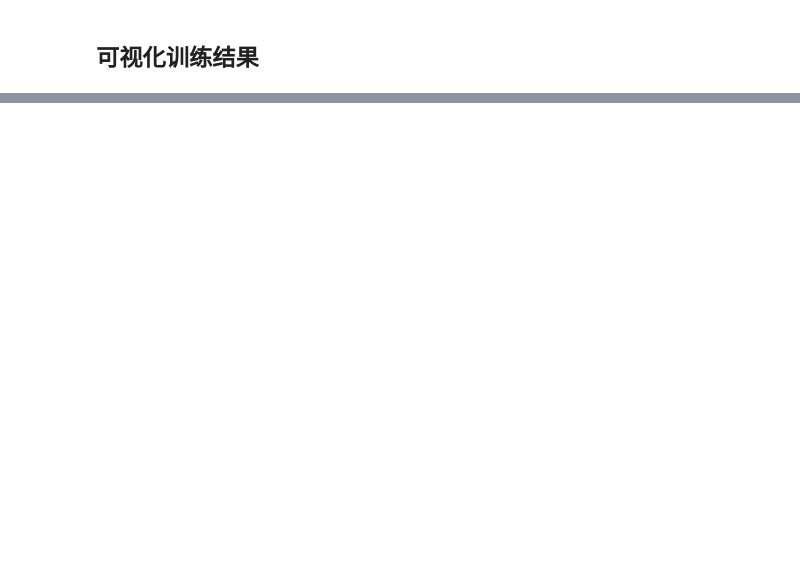
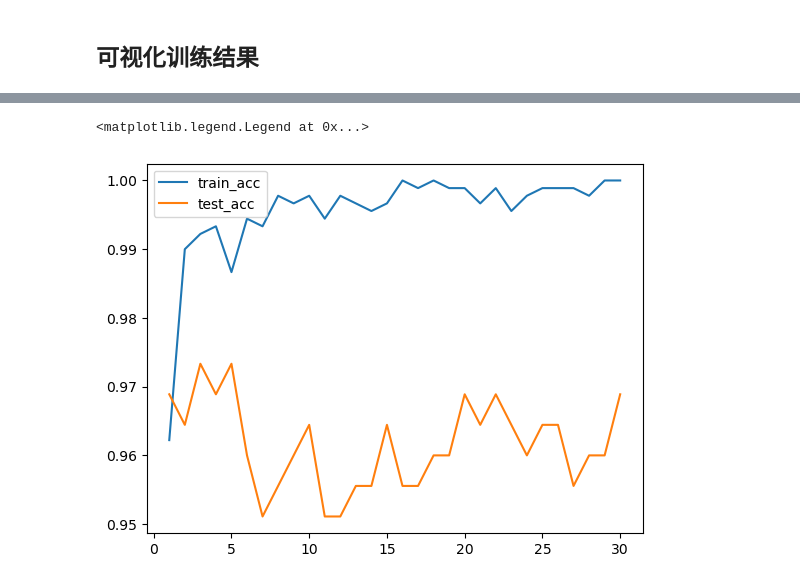
Before and after one commit to LiuBaiWan592/Pytorch-Deep-Learning, a Jupyter notebook: RiYueGuangHua/13. Pre trained network RESNET101.ipynb, the cells around one changed output, grey strips where cells are left out. Saved outputs shown, nothing was run; the diff lists cells and outputs as text; code cells hidden in the pictures; blank space fills up the shorter version.

```diff
--- a/RiYueGuangHua/13. Pre trained network RESNET101.ipynb
+++ b/RiYueGuangHua/13. Pre trained network RESNET101.ipynb
@@ -268,0 +320,7 @@ plt.legend()
+# %%
+plt.plot(range(1, epochs+1), train_acc, label='train_acc')
+plt.plot(range(1, epochs+1), test_acc, label='test_acc')
+plt.legend()
+# %% [output]
+<matplotlib.legend.Legend at 0x...>
+[figure, added]
```
Also changed, not shown: parts of 10 cells of this notebook, 2 other files.
